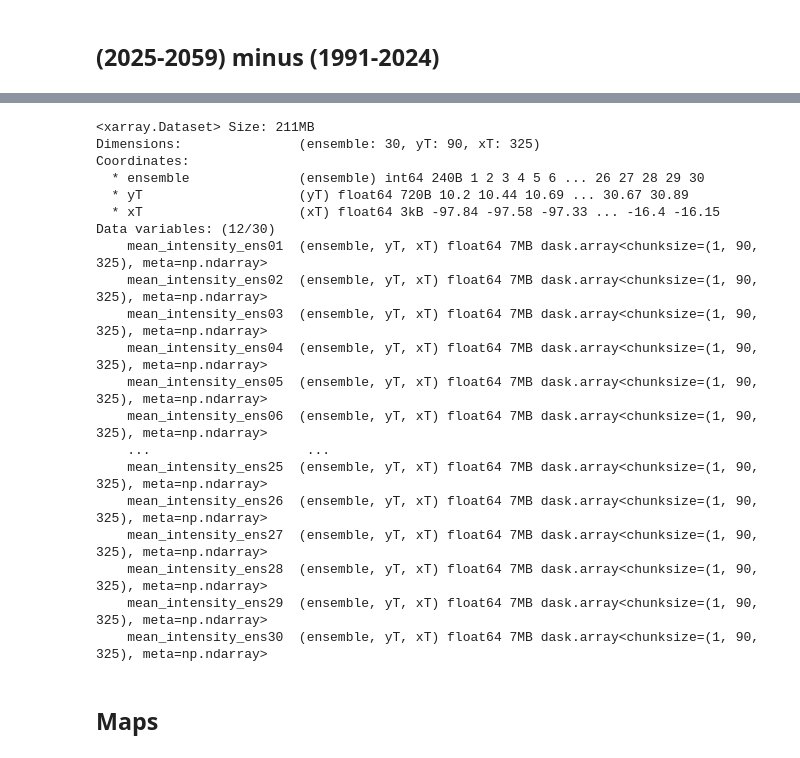
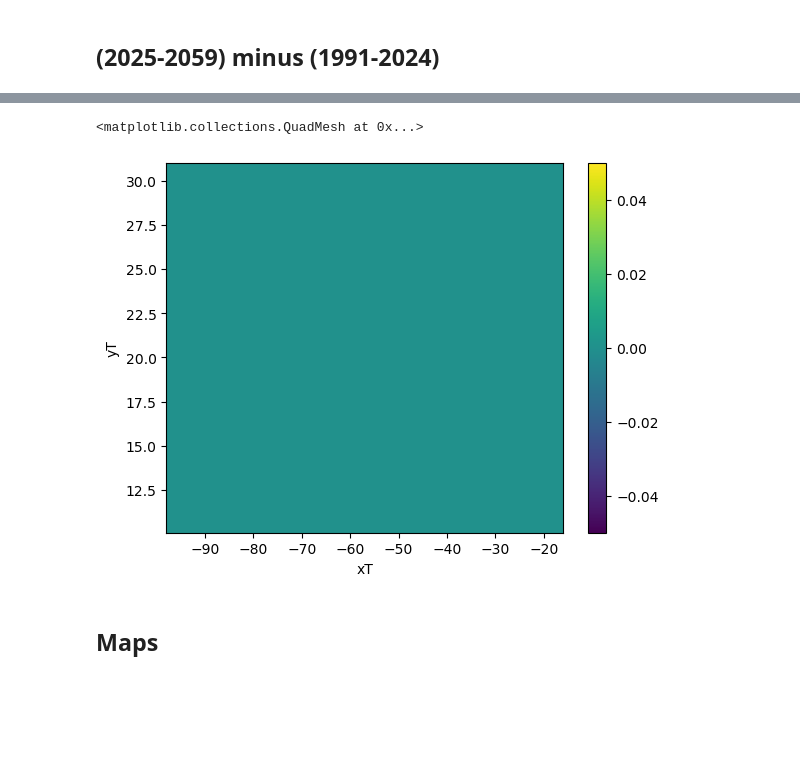
Before and after one commit to shanicetbailey/MHW-gfdl, a Jupyter notebook: 1c0_define-MHW-SPEAR-hi25.ipynb.ipynb, the cells around one changed output, grey strips where cells are left out. Drawn from its saved outputs; the diff is of its cells as text; code cells hidden in the pictures; blank space fills up the shorter version.

```diff
--- a/1c0_define-MHW-SPEAR-hi25.ipynb.ipynb
+++ b/1c0_define-MHW-SPEAR-hi25.ipynb.ipynb
@@ -390,25 +399,7 @@ int_diff_2591 = mean_mhw_intensity25.mean_intensity - mean_mhw_intensity91
 # %%
-mean_mhw_intensity91
+freq_diff_2591[0].plot()
 # %% [output]
-<xarray.Dataset> Size: 211MB
-Dimensions:               (ensemble: 30, yT: 90, xT: 325)
-Coordinates:
-  * ensemble              (ensemble) int64 240B 1 2 3 4 5 6 ... 26 27 28 29 30
-  * yT                    (yT) float64 720B 10.2 10.44 10.69 ... 30.67 30.89
-  * xT                    (xT) float64 3kB -97.84 -97.58 -97.33 ... -16.4 -16.15
-Data variables: (12/30)
-    mean_intensity_ens01  (ensemble, yT, xT) float64 7MB dask.array<chunksize=(1, 90, 325), meta=np.ndarray>
-    mean_intensity_ens02  (ensemble, yT, xT) float64 7MB dask.array<chunksize=(1, 90, 325), meta=np.ndarray>
-    mean_intensity_ens03  (ensemble, yT, xT) float64 7MB dask.array<chunksize=(1, 90, 325), meta=np.ndarray>
-    mean_intensity_ens04  (ensemble, yT, xT) float64 7MB dask.array<chunksize=(1, 90, 325), meta=np.ndarray>
-    mean_intensity_ens05  (ensemble, yT, xT) float64 7MB dask.array<chunksize=(1, 90, 325), meta=np.ndarray>
-    mean_intensity_ens06  (ensemble, yT, xT) float64 7MB dask.array<chunksize=(1, 90, 325), meta=np.ndarray>
-    ...                    ...
-    mean_intensity_ens25  (ensemble, yT, xT) float64 7MB dask.array<chunksize=(1, 90, 325), meta=np.ndarray>
-    mean_intensity_ens26  (ensemble, yT, xT) float64 7MB dask.array<chunksize=(1, 90, 325), meta=np.ndarray>
-    mean_intensity_ens27  (ensemble, yT, xT) float64 7MB dask.array<chunksize=(1, 90, 325), meta=np.ndarray>
-    mean_intensity_ens28  (ensemble, yT, xT) float64 7MB dask.array<chunksize=(1, 90, 325), meta=np.ndarray>
-    mean_intensity_ens29  (ensemble, yT, xT) float64 7MB dask.array<chunksize=(1, 90, 325), meta=np.ndarray>
-    mean_intensity_ens30  (ensemble, yT, xT) float64 7MB dask.array<chunksize=(1, 90, 325), meta=np.ndarray>
+<matplotlib.collections.QuadMesh at 0x...>
+[figure, added]
 # %% [markdown]
 ## Maps
```
Also changed, not shown: parts of 24 cells of this notebook.
